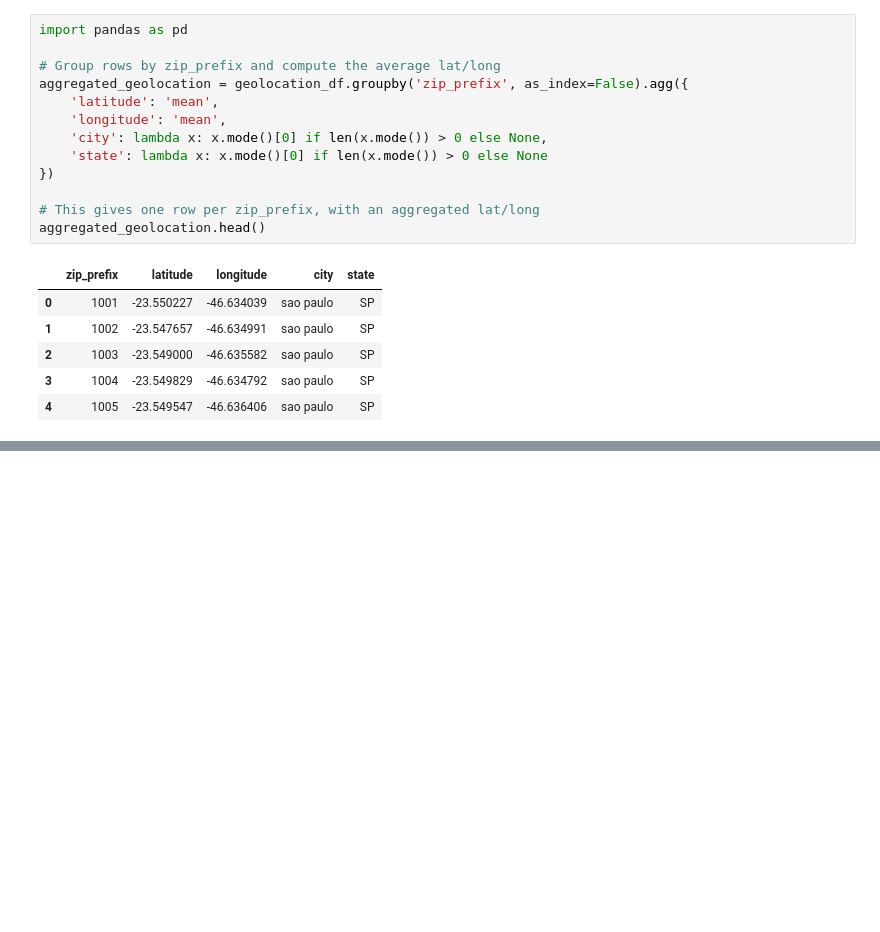
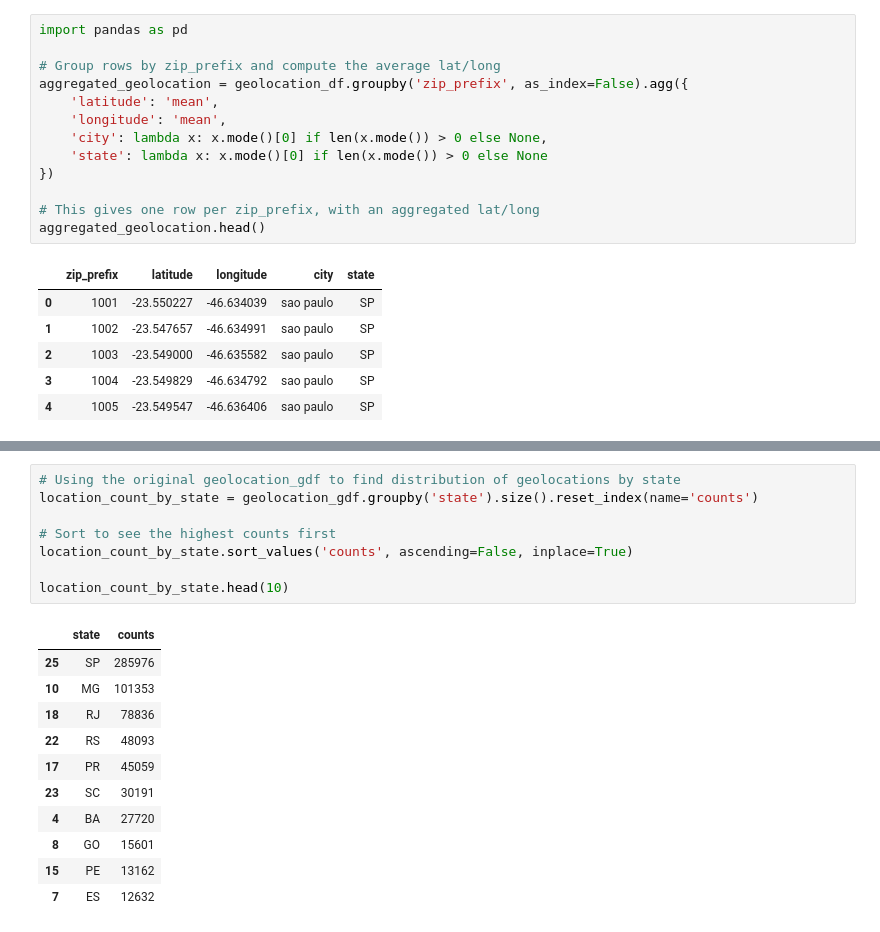
Before and after one commit to kealankuar/olist-analysis-dashboard-project, a Jupyter notebook: notebooks/geospatial_analysis.ipynb, the cells around one changed output, grey strips where cells are left out. Cells and saved outputs as stored; diff of their text form; blank space fills up the shorter version.

```diff
--- a/notebooks/geospatial_analysis.ipynb
+++ b/notebooks/geospatial_analysis.ipynb
@@ -115,0 +142,20 @@ geolocation_gdf.head()
+# %%
+# Using the original geolocation_gdf to find distribution of geolocations by state
+location_count_by_state = geolocation_gdf.groupby('state').size().reset_index(name='counts')
+
+# Sort to see the highest counts first
+location_count_by_state.sort_values('counts', ascending=False, inplace=True)
+
+location_count_by_state.head(10)
+# %% [output]
+|  | state | counts |
+| 25 | SP | 285976 |
+| 10 | MG | 101353 |
+| 18 | RJ | 78836 |
+| 22 | RS | 48093 |
+| 17 | PR | 45059 |
+| 23 | SC | 30191 |
+| 4 | BA | 27720 |
+| 8 | GO | 15601 |
+| 15 | PE | 13162 |
+| 7 | ES | 12632 |
```
Also changed, not shown: parts of 8 cells of this notebook.
